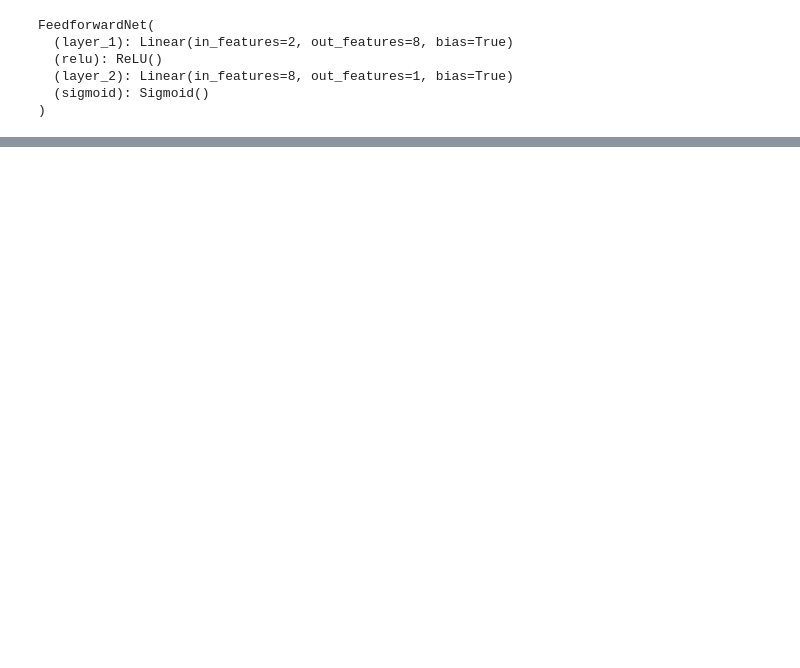
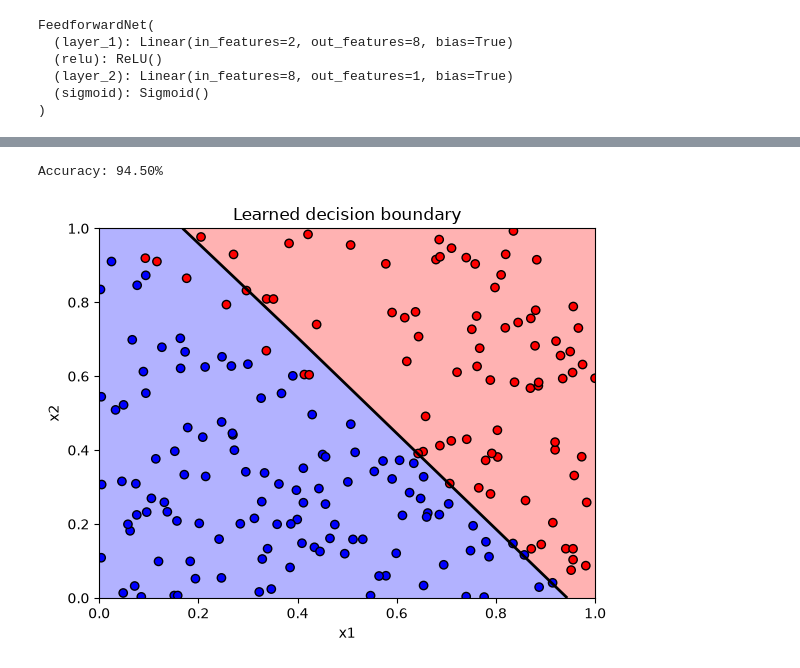
Before and after one commit to Limbu-Unish/Gen_AI_Content, a Jupyter notebook: Basic_Neural_Network.ipynb, the cells around one changed output, grey strips where cells are left out. Cells and saved outputs as stored; diff of their text form; code cells hidden in the pictures; blank space fills up the shorter version.

```diff
--- a/Basic_Neural_Network.ipynb
+++ b/Basic_Neural_Network.ipynb
@@ -112,0 +137,29 @@ FeedforwardNet(
+# %%
+with torch.no_grad():
+    preds = model(x) > 0.5
+    accuracy = (preds.float() == y).float().mean()
+    print(f'Accuracy: {accuracy.item() * 100:.2f}%')
+
+xx, yy = torch.meshgrid(torch.linspace(0, 1, 100), torch.linspace(0, 1, 100), indexing='ij')
+grid = torch.stack([xx.flatten(), yy.flatten()], dim=1)
+
+
+with torch.no_grad():
+    grid_preds = model(grid).reshape(100, 100).cpu()
+
+#Filled region (just two colors red and blue)
+plt.contourf(xx, yy, grid_preds, levels= [0, 0.5, 1], colors=['blue', 'red'], alpha=0.3)
+
+#single crisp decision boundary line at probability 0.5
+plt.contour(xx, yy, grid_preds, levels=[0.5], colors=['black'], linewidths = 2)
+
+#Data points
+plt.scatter(x[:,0], x[:,1], c=y.squeeze(), cmap='bwr', edgecolors='k')
+
+plt.title('Learned decision boundary')
+plt.xlabel('x1')
+plt.ylabel('x2')
+plt.show()
+# %% [output]
+Accuracy: 94.50%
+[figure, added]
```
Also changed, not shown: parts of 4 cells of this notebook.
